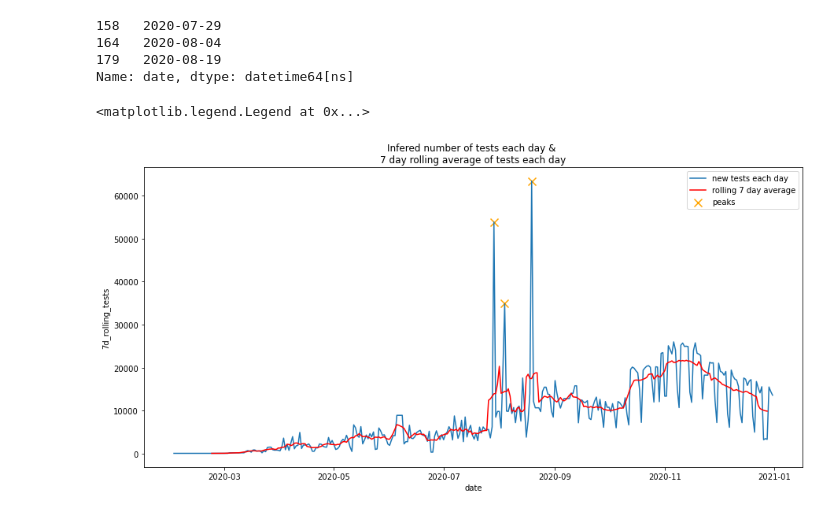
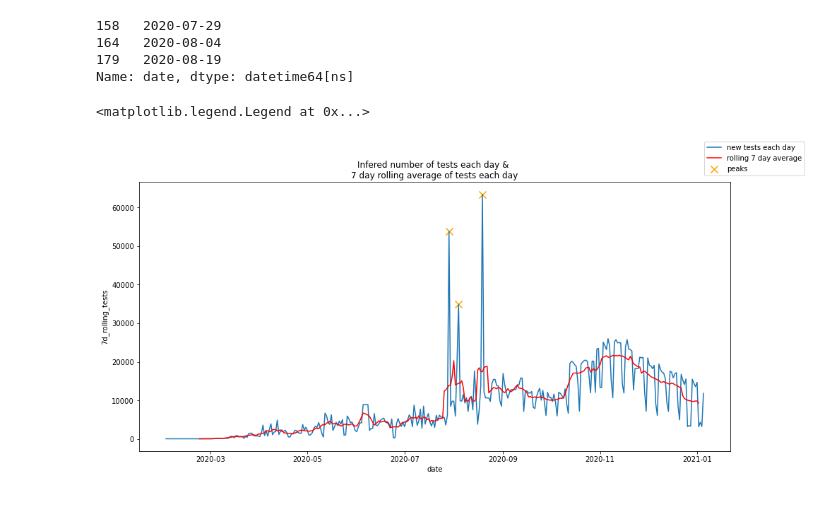
Before and after one commit to fivoskal/greece-covid-data-representation, a Jupyter notebook: owid.ipynb, the cells around one changed output. Drawn from its saved outputs; the diff is of its cells as text; code cells hidden in the pictures.

```diff
--- a/owid.ipynb
+++ b/owid.ipynb
@@ -140,17 +136,17 @@ Name: date, dtype: datetime64[ns]
 # %%
 fig, ax = plt.subplots(figsize=(15,7))
 g = sns.lineplot(data=inf_gr, x="date", y="new_tests")
 # g.set(xticks=[ i for i in range(len(inf_gr)) if i%30==0] )
 g.scatter(inf_gr["date"][argpeaks], peaks, marker='x', color='orange', s=100)
 plt.title("Infered number of tests each day & \n7 day rolling average of tests each day")
 
 inf_gr ["7d_rolling_tests"] = inf_gr.new_tests.rolling(7).mean().shift(-3)
 
 g = sns.lineplot(data=inf_gr, x="date", y="7d_rolling_tests", color='red', ax=ax)
-g.legend(["new tests each day", "rolling 7 day average", "peaks"])
+ax.figure.legend(["new tests each day", "rolling 7 day average", "peaks"])
 # %% [output]
 <matplotlib.legend.Legend at 0x...>
-[figure, old version]
+[figure, new version]
 # %%
 inf_gr ["7d_rolling_cases"] = inf_gr.new_cases.rolling(7).mean().shift(-3)
 plt.figure(figsize=(15,7))
```
Also changed, not shown: parts of 11 cells of this notebook.
